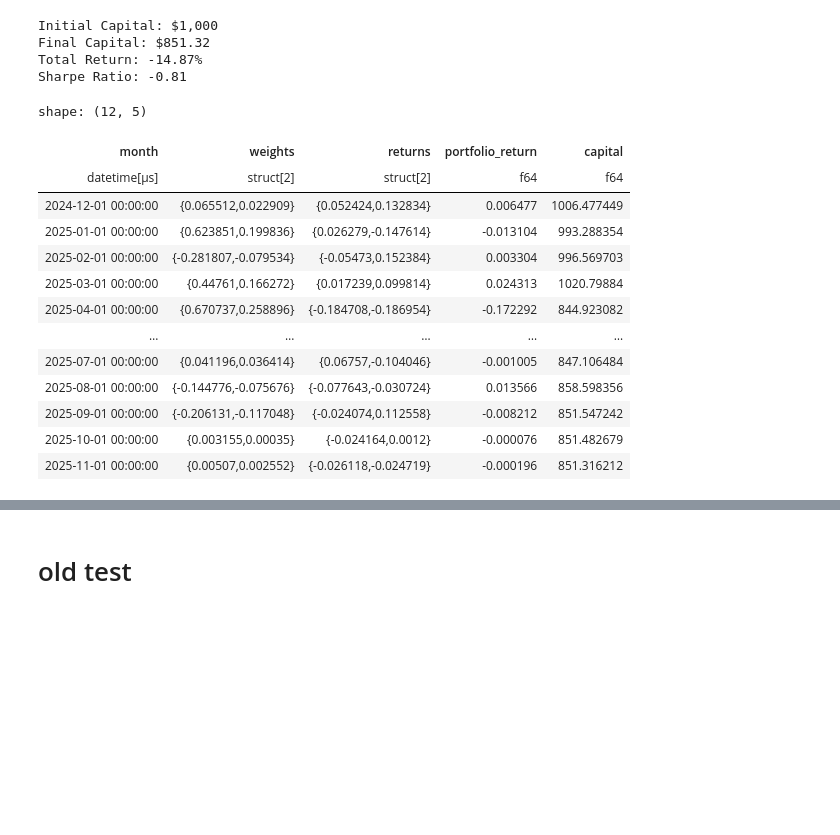
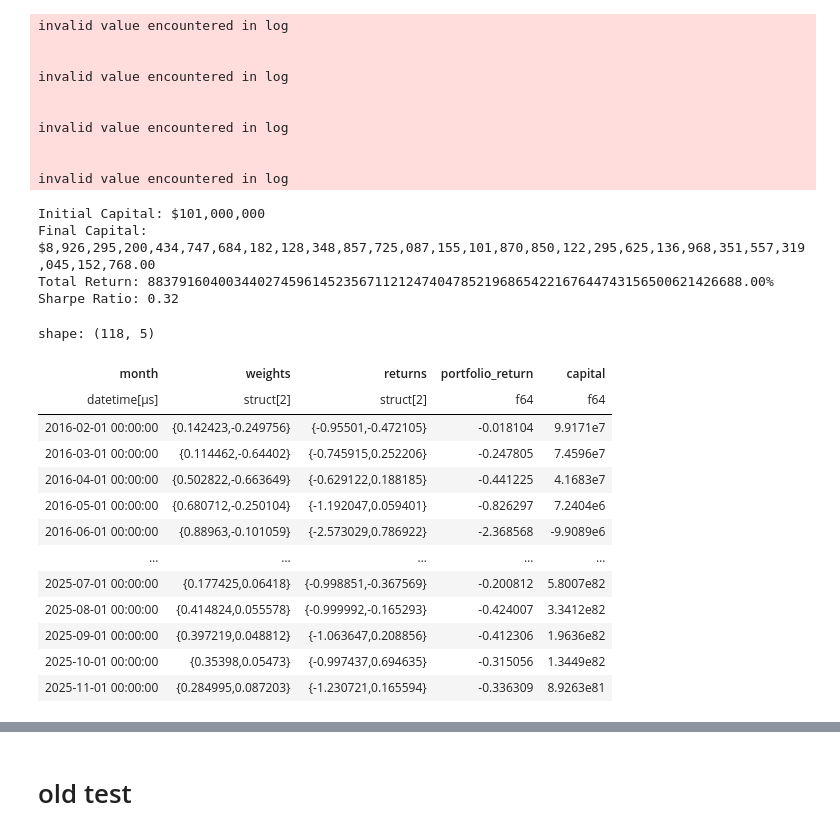
Before and after one commit to MiletoCarmelo/QuanTa, a Jupyter notebook: notebooks/momentum_strategy.ipynb, the cells around one changed output, grey strips where cells are left out. Saved outputs shown, nothing was run; the diff lists cells and outputs as text; code cells hidden in the pictures; blank space fills up the shorter version.

```diff
--- a/notebooks/momentum_strategy.ipynb
+++ b/notebooks/momentum_strategy.ipynb
@@ -549,11 +425,10 @@ def rebalance_portfolio_correct(
 # %%
-
 # Usage
 # Note: passez data_frequency="1h" si vos données sont horaires, "1d" si quotidiennes, etc.
 new_positions, details = rebalance_portfolio_correct(
     history=df,
     current_positions={},
-    portfolio_target_sigma=0.12,
+    portfolio_target_sigma=portfolio_target_sigma,
     capital=initial,
     window=window_days,
 )
@@ -588,52 +463,60 @@ Details:
 def backtest_baltas_kosowski_fractional(
         history: pl.DataFrame,
         initial_capital=10000,
-        portfolio_target_sigma=0.43
+        portfolio_target_sigma=0.12,
+        window: int = 90
     ):
         """
-        Backtest avec positions fractionnaires (pas de contrainte sur les contrats entiers)
+        Backtest avec positions fractionnaires
+        Assume que 'daily_return' column existe déjà dans history
         """
         results = []
         capital = initial_capital
 
         history_with_month = history.with_columns(
-                pl.col('datetime').dt.truncate('1mo').alias('month')
-            )
-
+            pl.col('datetime').dt.truncate('1mo').alias('month')
+        )
         months = history_with_month['month'].unique().sort()
 
         for i, month in enumerate(months[1:]):
-
             hist_until_month = history.filter(pl.col('datetime') < month)
 
-            # Calcule seulement les weights (pas les positions en contrats)
+            # Calcule les weights
             _, details = rebalance_portfolio_correct(
                 hist_until_month,
                 {},
                 capital=capital,
-                portfolio_target_sigma=portfolio_target_sigma
+                portfolio_target_sigma=portfolio_target_sigma,
+                window=window
             )
 
             weights = details['weights']
 
-            # Returns du mois
+            # Determine next month boundary
             if i+1 < len(months) - 1:
                 next_month = months[i+2]
             else:
                 next_month = month + timedelta(days=60)
 
+            # Get month data
             month_data = history.filter(
                 (pl.col('datetime') >= month) &
                 (pl.col('datetime') < next_month)
             )
 
+            # Calculate returns using pre-computed daily_return
             month_returns = {}
             for symbol in weights.keys():
                 symbol_data = month_data.filter(pl.col('symbol') == symbol)
+
                 if len(symbol_data) > 1:
-                    start_price = symbol_data['close'].head(1)[0]
-                    end_price = symbol_data['close'].tail(1)[0]
-                    month_returns[symbol] = (end_price - start_price) / start_price
+                    # Use cumulative daily returns for the month
+                    daily_rets = symbol_data['daily_return'].drop_nulls()
+                    if len(daily_rets) > 0:
+                        # Cumulative return = (1+r1) * (1+r2) * ... - 1
+                        month_returns[symbol] = (1 + daily_rets).product() - 1
+                    else:
+                        month_returns[symbol] = 0
                 else:
                     month_returns[symbol] = 0
 
@@ -657,44 +540,54 @@ def backtest_baltas_kosowski_fractional(
 # %%
 # TESTE CETTE VERSION
 backtest_frac = backtest_baltas_kosowski_fractional(
     df,
     initial_capital=initial,
-    portfolio_target_sigma=0.43
+    portfolio_target_sigma=portfolio_target_sigma
 )
 
 # Performance finale (CORRIGÉE)
 final = backtest_frac['capital'].tail(1)[0]
 total_return = (final - initial) / initial
 
 print(f"\nInitial Capital: ${initial:,.0f}")
 print(f"Final Capital: ${final:,.2f}")
 print(f"Total Return: {total_return:.2%}")
 
 # Calcule aussi le Sharpe
 monthly_returns = backtest_frac['portfolio_return']
 sharpe = (monthly_returns.mean() / monthly_returns.std()) * np.sqrt(12)
 print(f"Sharpe Ratio: {sharpe:.2f}")
 
 backtest_frac
 # %% [output]
-Initial Capital: $1,000
-Final Capital: $851.32
-Total Return: -14.87%
-Sharpe Ratio: -0.81
+invalid value encountered in log
+
+
+invalid value encountered in log
+
+
+invalid value encountered in log
+
+
+invalid value encountered in log
-shape: (12, 5)
+Initial Capital: $101,000,000
+Final Capital: $8,926,295,200,434,747,684,182,128,348,857,725,087,155,101,870,850,122,295,625,136,968,351,557,319,045,152,768.00
+Total Return: 8837916040034402745961452356711212474047852196865422167644743156500621426688.00%
+Sharpe Ratio: 0.32
+shape: (118, 5)
 | month | weights | returns | portfolio_return | capital |
 | datetime[μs] | struct[2] | struct[2] | f64 | f64 |
-| 2024-12-01 00:00:00 | {0.065512,0.022909} | {0.052424,0.132834} | 0.006477 | 1006.477449 |
-| 2025-01-01 00:00:00 | {0.623851,0.199836} | {0.026279,-0.147614} | -0.013104 | 993.288354 |
-| 2025-02-01 00:00:00 | {-0.281807,-0.079534} | {-0.05473,0.152384} | 0.003304 | 996.569703 |
-| 2025-03-01 00:00:00 | {0.44761,0.166272} | {0.017239,0.099814} | 0.024313 | 1020.79884 |
-| 2025-04-01 00:00:00 | {0.670737,0.258896} | {-0.184708,-0.186954} | -0.172292 | 844.923082 |
+| 2016-02-01 00:00:00 | {0.142423,-0.249756} | {-0.95501,-0.472105} | -0.018104 | 9.9171e7 |
+| 2016-03-01 00:00:00 | {0.114462,-0.64402} | {-0.745915,0.252206} | -0.247805 | 7.4596e7 |
+| 2016-04-01 00:00:00 | {0.502822,-0.663649} | {-0.629122,0.188185} | -0.441225 | 4.1683e7 |
+| 2016-05-01 00:00:00 | {0.680712,-0.250104} | {-1.192047,0.059401} | -0.826297 | 7.2404e6 |
+| 2016-06-01 00:00:00 | {0.88963,-0.101059} | {-2.573029,0.786922} | -2.368568 | -9.9089e6 |
 | … | … | … | … | … |
-| 2025-07-01 00:00:00 | {0.041196,0.036414} | {0.06757,-0.104046} | -0.001005 | 847.106484 |
-| 2025-08-01 00:00:00 | {-0.144776,-0.075676} | {-0.077643,-0.030724} | 0.013566 | 858.598356 |
-| 2025-09-01 00:00:00 | {-0.206131,-0.117048} | {-0.024074,0.112558} | -0.008212 | 851.547242 |
-| 2025-10-01 00:00:00 | {0.003155,0.00035} | {-0.024164,0.0012} | -0.000076 | 851.482679 |
-| 2025-11-01 00:00:00 | {0.00507,0.002552} | {-0.026118,-0.024719} | -0.000196 | 851.316212 |
+| 2025-07-01 00:00:00 | {0.177425,0.06418} | {-0.998851,-0.367569} | -0.200812 | 5.8007e82 |
+| 2025-08-01 00:00:00 | {0.414824,0.055578} | {-0.999992,-0.165293} | -0.424007 | 3.3412e82 |
+| 2025-09-01 00:00:00 | {0.397219,0.048812} | {-1.063647,0.208856} | -0.412306 | 1.9636e82 |
+| 2025-10-01 00:00:00 | {0.35398,0.05473} | {-0.997437,0.694635} | -0.315056 | 1.3449e82 |
+| 2025-11-01 00:00:00 | {0.284995,0.087203} | {-1.230721,0.165594} | -0.336309 | 8.9263e81 |
 # %%
 def create_trades_from_backtest(backtest_results: pl.DataFrame, symbol_to_plot: str = 'CL=F', initial_capital: float = 100000):
     """
```
Also changed, not shown: parts of 14 cells of this notebook.
